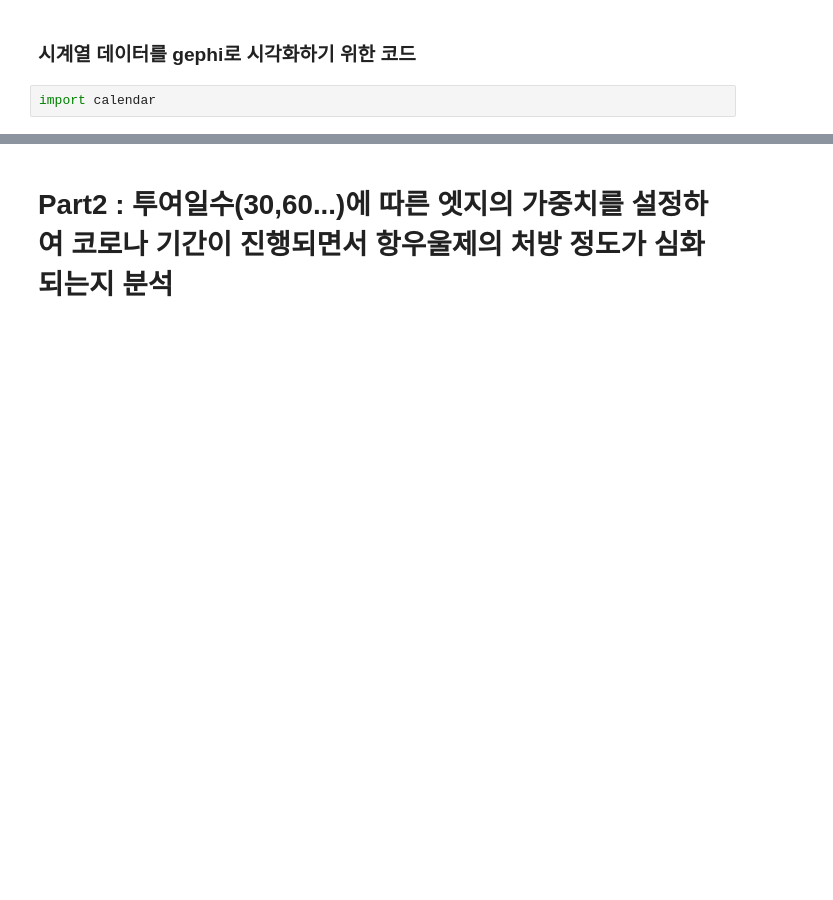
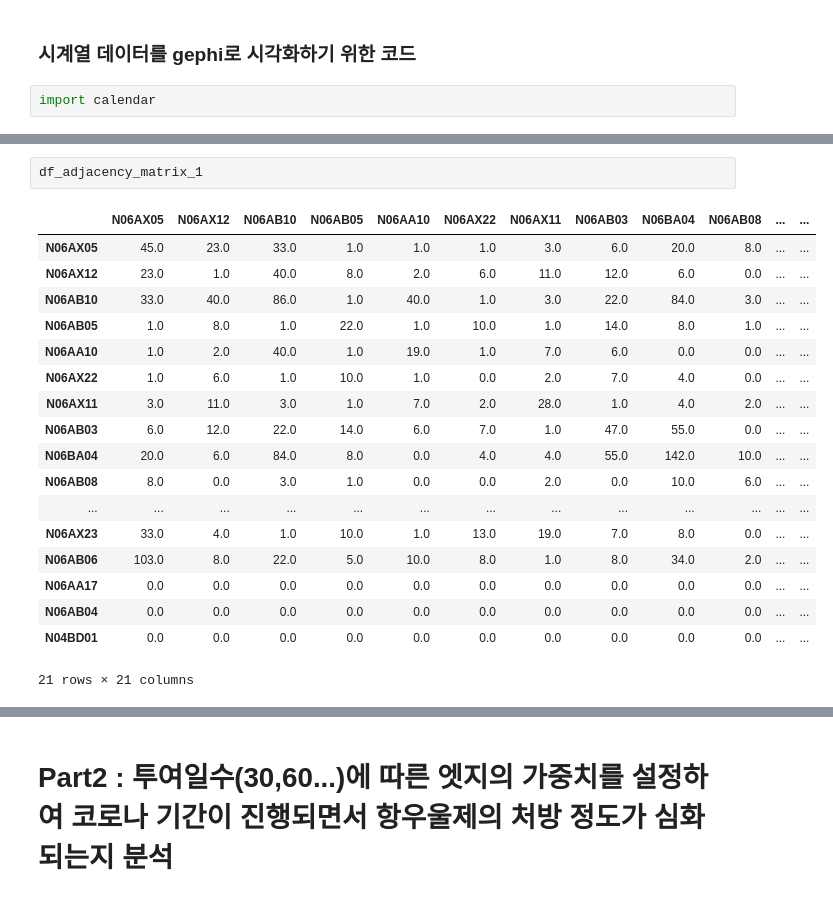
Before and after one commit to YuHan-J-Nam/Drug_Coprescription_Network_Analysis, a Jupyter notebook: 2021_항우울제_네트워크.ipynb, the cells around one changed output, grey strips where cells are left out. Drawn from its saved outputs; the diff is of its cells as text; blank space fills up the shorter version.

```diff
--- a/2021_항우울제_네트워크.ipynb
+++ b/2021_항우울제_네트워크.ipynb
@@ -1519,0 +1758,21 @@ import calendar
+# %%
+df_adjacency_matrix_1
+# %% [output]
+|  | N06AX05 | N06AX12 | N06AB10 | N06AB05 | N06AA10 | N06AX22 | N06AX11 | N06AB03 | N06BA04 | N06AB08 | ... | ... |
+| N06AX05 | 45.0 | 23.0 | 33.0 | 1.0 | 1.0 | 1.0 | 3.0 | 6.0 | 20.0 | 8.0 | ... | ... |
+| N06AX12 | 23.0 | 1.0 | 40.0 | 8.0 | 2.0 | 6.0 | 11.0 | 12.0 | 6.0 | 0.0 | ... | ... |
+| N06AB10 | 33.0 | 40.0 | 86.0 | 1.0 | 40.0 | 1.0 | 3.0 | 22.0 | 84.0 | 3.0 | ... | ... |
+| N06AB05 | 1.0 | 8.0 | 1.0 | 22.0 | 1.0 | 10.0 | 1.0 | 14.0 | 8.0 | 1.0 | ... | ... |
+| N06AA10 | 1.0 | 2.0 | 40.0 | 1.0 | 19.0 | 1.0 | 7.0 | 6.0 | 0.0 | 0.0 | ... | ... |
+| N06AX22 | 1.0 | 6.0 | 1.0 | 10.0 | 1.0 | 0.0 | 2.0 | 7.0 | 4.0 | 0.0 | ... | ... |
+| N06AX11 | 3.0 | 11.0 | 3.0 | 1.0 | 7.0 | 2.0 | 28.0 | 1.0 | 4.0 | 2.0 | ... | ... |
+| N06AB03 | 6.0 | 12.0 | 22.0 | 14.0 | 6.0 | 7.0 | 1.0 | 47.0 | 55.0 | 0.0 | ... | ... |
+| N06BA04 | 20.0 | 6.0 | 84.0 | 8.0 | 0.0 | 4.0 | 4.0 | 55.0 | 142.0 | 10.0 | ... | ... |
+| N06AB08 | 8.0 | 0.0 | 3.0 | 1.0 | 0.0 | 0.0 | 2.0 | 0.0 | 10.0 | 6.0 | ... | ... |
+| ... | ... | ... | ... | ... | ... | ... | ... | ... | ... | ... | ... | ... |
+| N06AX23 | 33.0 | 4.0 | 1.0 | 10.0 | 1.0 | 13.0 | 19.0 | 7.0 | 8.0 | 0.0 | ... | ... |
+| N06AB06 | 103.0 | 8.0 | 22.0 | 5.0 | 10.0 | 8.0 | 1.0 | 8.0 | 34.0 | 2.0 | ... | ... |
+| N06AA17 | 0.0 | 0.0 | 0.0 | 0.0 | 0.0 | 0.0 | 0.0 | 0.0 | 0.0 | 0.0 | ... | ... |
+| N06AB04 | 0.0 | 0.0 | 0.0 | 0.0 | 0.0 | 0.0 | 0.0 | 0.0 | 0.0 | 0.0 | ... | ... |
+| N04BD01 | 0.0 | 0.0 | 0.0 | 0.0 | 0.0 | 0.0 | 0.0 | 0.0 | 0.0 | 0.0 | ... | ... |
+21 rows × 21 columns
```
Also changed, not shown: parts of 18 cells of this notebook, 2 other files.
